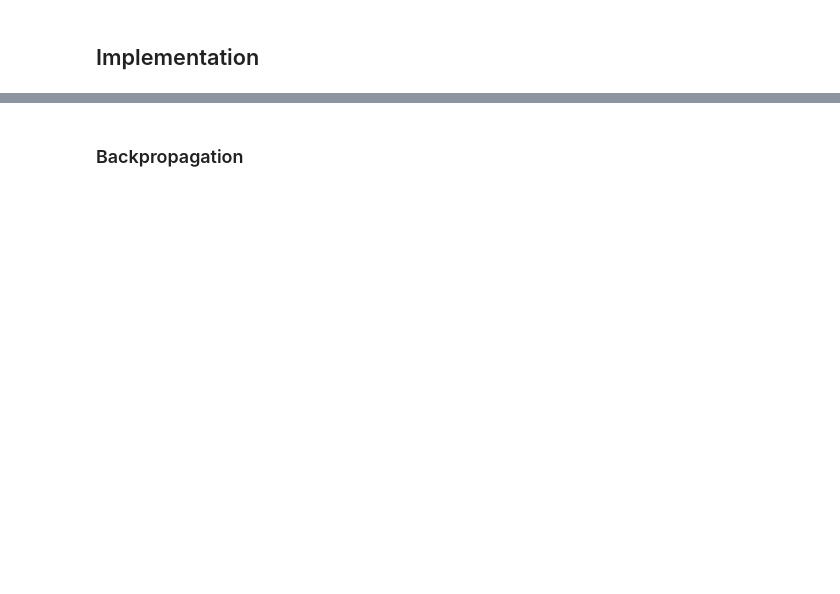
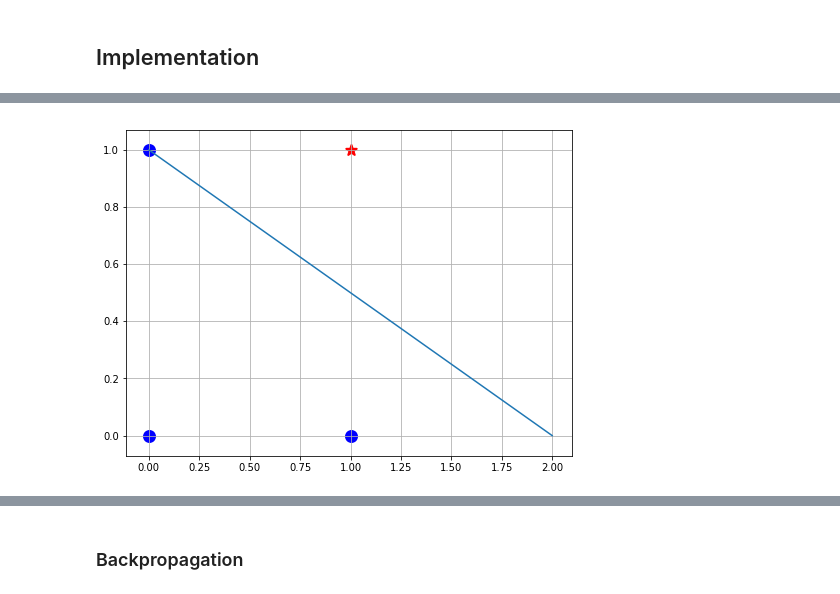
Before and after one commit to rashed091/NeuralNetwork, a Jupyter notebook: Lecture06 - Perceptron.ipynb, the cells around one changed output, grey strips where cells are left out. Cells and saved outputs as stored; diff of their text form; code cells hidden in the pictures; blank space fills up the shorter version.

```diff
--- a/Lecture06 - Perceptron.ipynb
+++ b/Lecture06 - Perceptron.ipynb
@@ -124,3 +121,14 @@ SyntaxError: Missing parentheses in call to 'print'. Did you mean print(grad_nor
+# %%
+plt.figure(figsize=(8, 6))
+plt.scatter(x[0,0], x[0, 1], s=120, c='blue', marker='o', linewidths=2)
+plt.scatter(x[1,0], x[1, 1], s=120, c='blue', marker='o', linewidths=2)
+plt.scatter(x[2,0], x[2, 1], s=120, c='blue', marker='o', linewidths=2)
+plt.scatter(x[3,0], x[3, 1], s=120, c='red', marker='*', linewidths=2)
+plt.plot([2, 0],[0, 1])
+plt.grid(True)
+plt.show()
+# %% [output]
+[figure, added]
 # %% [markdown]
 ### Multi-Layer Perceptron
 Multiclass classification using a linear neural network is a fairly simple extension of the binary classification setup. You may think that instead of outputting 0/1 from our second layer node, we could output 0, 1, ..., $K-1$. However, this is not the case . Our labels are not necessarily linear, and halfway between $\hat{y}=0$ and $\hat{y}=2$ is not necessarily $\hat{y}=1$. They are in fact categorical, and we use $k \in \{0, 1, \ldots, K\}$ out of computational convenience.
```
Also changed, not shown: parts of 8 cells of this notebook, 1 other file.
